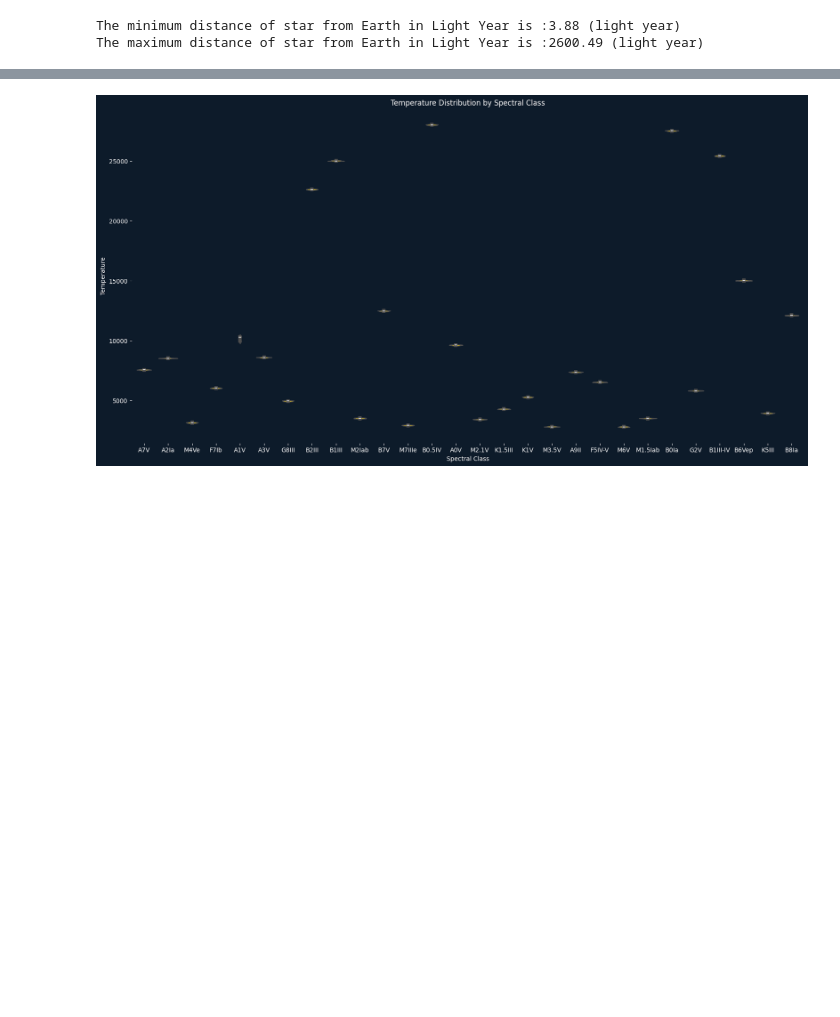
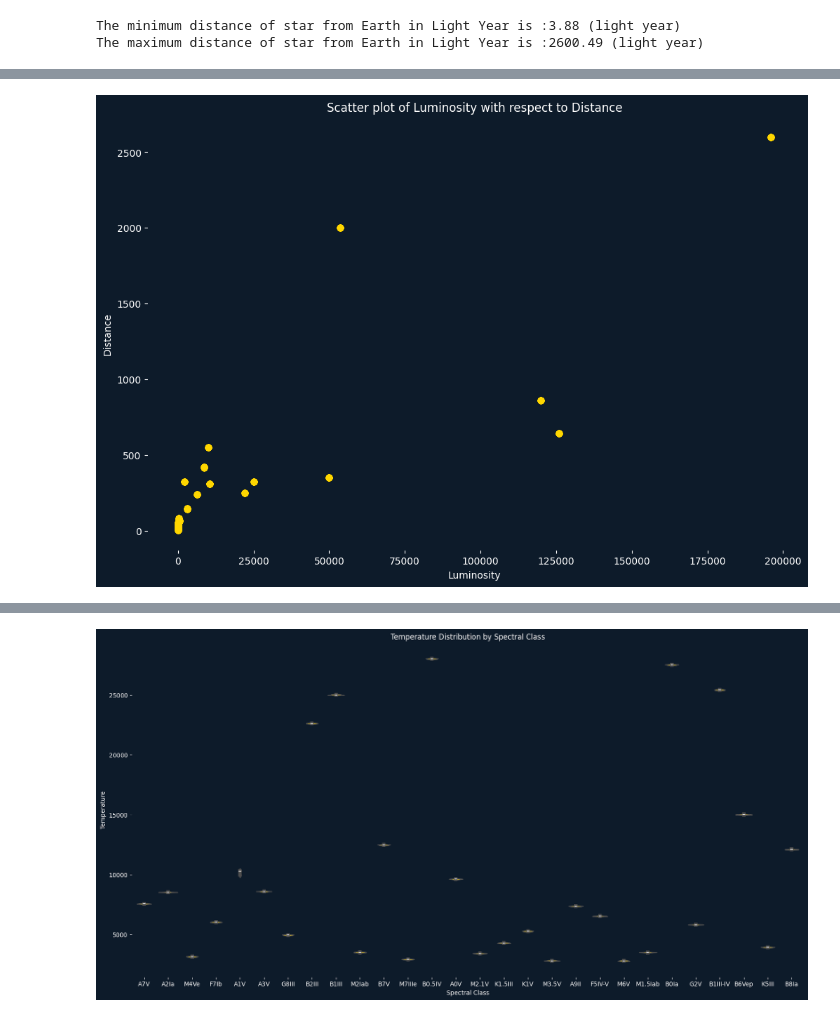
Before and after one commit to faizan-yousaf/Stellar_Insight, a Jupyter notebook: stars.ipynb, the cells around one changed output, grey strips where cells are left out. Cells and saved outputs as stored; diff of their text form; code cells hidden in the pictures; blank space fills up the shorter version.

```diff
--- a/stars.ipynb
+++ b/stars.ipynb
@@ -420,0 +541,11 @@ The maximum distance of star from Earth in Light Year is :2600.49 (light year)
+# %%
+# lets try to make a scatter plot of Luminosity with respect to Distance using matplotlib:
+
+plt.figure(figsize=(12, 8))
+plt.scatter(df['Luminosity'], df['Distance'], color='gold')
+plt.title("Scatter plot of Luminosity with respect to Distance")
+plt.xlabel("Luminosity")
+plt.ylabel("Distance")
+plt.show()
+# %% [output]
+[figure, added]
```
Also changed, not shown: parts of 21 cells of this notebook.
